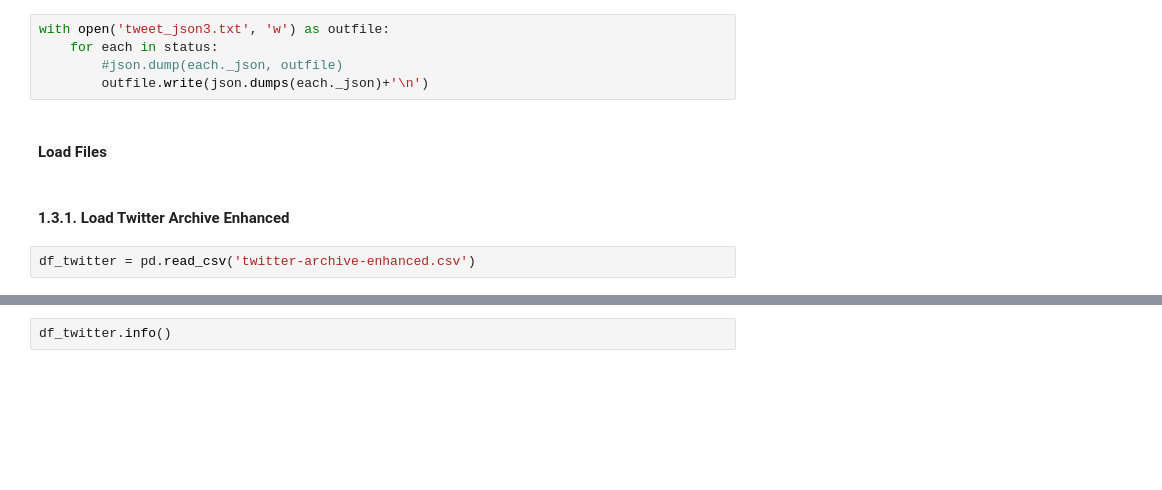
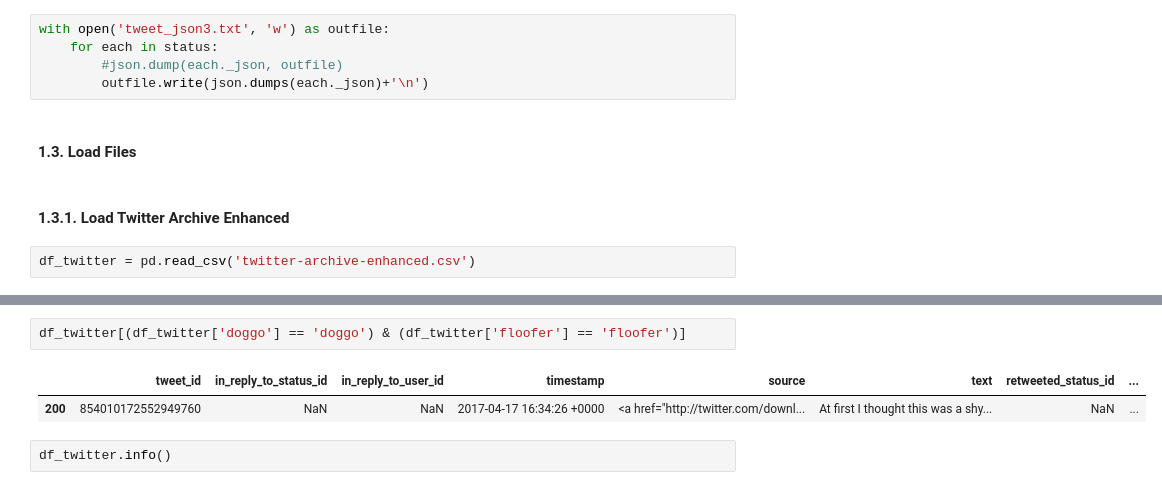
Before and after one commit to ordepzero/weratedogs_tweet_analysis, a Jupyter notebook: wrangle_act.ipynb, the cells around one changed output, grey strips where cells are left out. Drawn from its saved outputs; the diff is of its cells as text; blank space fills up the shorter version.

```diff
--- a/wrangle_act.ipynb
+++ b/wrangle_act.ipynb
@@ -102,9 +138,9 @@ with open('tweet_json3.txt', 'w') as outfile:
         #json.dump(each._json, outfile)
         outfile.write(json.dumps(each._json)+'\n')
 # %% [markdown]
-#### Load Files
+#### <a name="load_files">1.3. Load Files</a>
 # %% [markdown]
-#### 1.3.1. Load Twitter Archive Enhanced
+#### <a name="load_twitter">1.3.1. Load Twitter Archive Enhanced</a>
 # %%
 df_twitter = pd.read_csv('twitter-archive-enhanced.csv')
 # %%
@@ -116,6 +152,11 @@ df_twitter.head()
 | 2 | 891815181378084864 | NaN | NaN | 2017-07-31 00:18:03 +0000 | <a href="http://twitter.com/downl... | This is Archie. He is a rare Norw... | NaN | ... |
 | 3 | 891689557279858688 | NaN | NaN | 2017-07-30 15:58:51 +0000 | <a href="http://twitter.com/downl... | This is Darla. She commenced a sn... | NaN | ... |
 | 4 | 891327558926688256 | NaN | NaN | 2017-07-29 16:00:24 +0000 | <a href="http://twitter.com/downl... | This is Franklin. He would like y... | NaN | ... |
+# %%
+df_twitter[(df_twitter['doggo'] == 'doggo') & (df_twitter['floofer'] == 'floofer')]
+# %% [output]
+|  | tweet_id | in_reply_to_status_id | in_reply_to_user_id | timestamp | source | text | retweeted_status_id | ... |
+| 200 | 854010172552949760 | NaN | NaN | 2017-04-17 16:34:26 +0000 | <a href="http://twitter.com/downl... | At first I thought this was a shy... | NaN | ... |
 # %%
 df_twitter.info()
 # %% [output]
```
Also changed, not shown: parts of 43 cells of this notebook.
